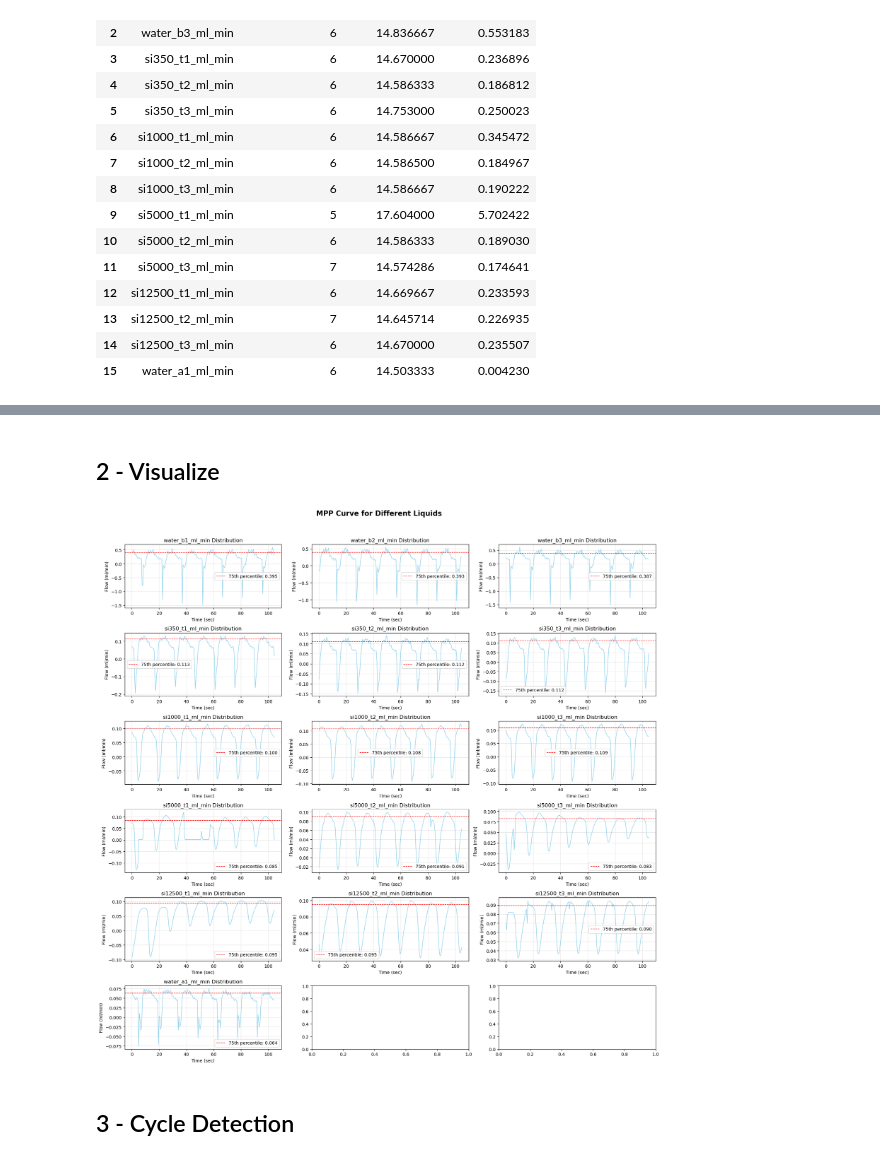
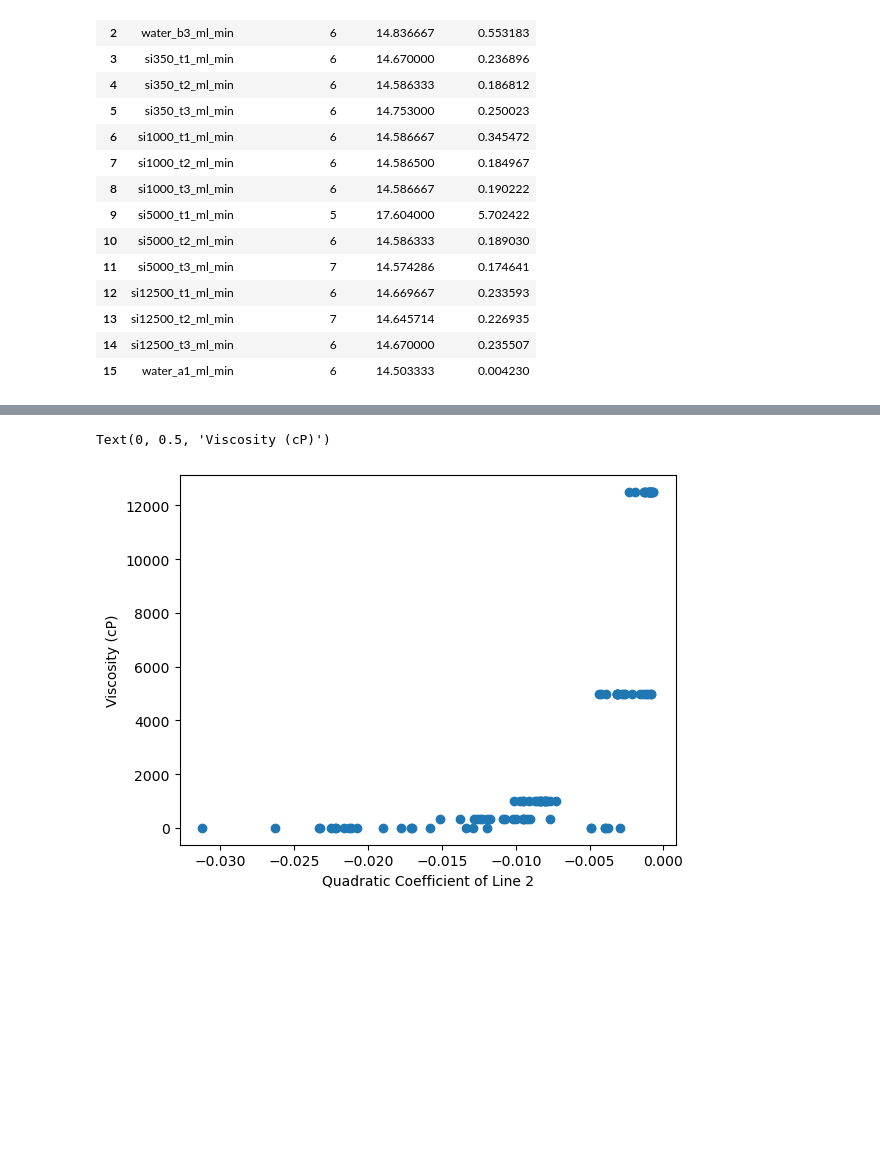
Before and after one commit to mahdi-rstgr/Micro_Liquid_Handling, a Jupyter notebook: Applications/Viscosity_estimation/flow_curve_analysis.ipynb, the cells around one changed output, grey strips where cells are left out. Cells and saved outputs as stored; diff of their text form; code cells hidden in the pictures; blank space fills up the shorter version.

```diff
--- a/Applications/Viscosity_estimation/flow_curve_analysis.ipynb
+++ b/Applications/Viscosity_estimation/flow_curve_analysis.ipynb
@@ -1070,10 +1054,0 @@ Sample of the updated dataset:
-# %%
-# Update final_dataset to include viscosity
-final_dataset = final_dataset_with_viscosity
-
-# Display the final dataset with viscosity column
-print("Final dataset with viscosity_cp column:")
-print(f"Shape: {final_dataset.shape}")
-print(f"Columns: {list(final_dataset.columns)}")
-print("\nFirst few rows:")
-final_dataset.head()
@@ -1205,52 +1063,10 @@ Sample data showing sample_name and viscosity_cp columns:
 # %%
 # Save to an html file
 #profile.to_file("cycles_eda_report.html")
-# %% [markdown]
-## 2 - Visualize
-# %%
-# Create visualizations for molecular descriptors
-fig, axes = plt.subplots(6, 3, figsize=(18, 18))
-fig.suptitle('MPP Curve for Different Liquids', fontsize=16, fontweight='bold')
-
-# Define descriptors to plot
-descriptors_to_plot = [
-    'water_b1_ml_min', 'water_b2_ml_min', 'water_b3_ml_min',
-    'si350_t1_ml_min', 'si350_t2_ml_min', 'si350_t3_ml_min',
-    'si1000_t1_ml_min', 'si1000_t2_ml_min', 'si1000_t3_ml_min',
-    'si5000_t1_ml_min', 'si5000_t2_ml_min', 'si5000_t3_ml_min',
-    'si12500_t1_ml_min', 'si12500_t2_ml_min', 'si12500_t3_ml_min',
-    'water_a1_ml_min'
-]
-
-for i, descriptor in enumerate(descriptors_to_plot):
-    row = i // 3
-    col = i % 3
-
-    # Line plot (time vs descriptor)
-    sns.lineplot(
-        data=df, x='time_s', y=descriptor,
-        ax=axes[row, col], color="skyblue", linewidth=1, errorbar=None
-    )
-
-    # Compute 75th percentile for this subset
-    q75 = df[descriptor].quantile(0.75)
-
-    # Add straight horizontal line at 75% value
-    axes[row, col].axhline(y=q75, color='red', linestyle='--', linewidth=1,
-                           label=f'75th percentile: {q75:.3f}')
-
-    # Titles and labels
-    axes[row, col].set_title(f'{descriptor} Distribution')
-    axes[row, col].set_xlabel('Time (sec)')
-    axes[row, col].set_ylabel('Flow (ml/min)')
-    axes[row, col].grid(True, alpha=0.3)
-    #axes[row, col].set_ylim(-0.3, 0.2)
-    axes[row, col].legend()
-
-
-plt.tight_layout(rect=[0, 0, 1, 0.96])
-plt.show()
-# %% [output]
-[figure, removed]
-# %% [markdown]
-## 3 - Cycle Detection
+# %%
+plt.scatter(final_dataset['line2_quad_coeff'], final_dataset['viscosity_cp'])
+plt.xlabel("Quadratic Coefficient of Line 2")
+plt.ylabel("Viscosity (cP)")
+# %% [output]
+Text(0, 0.5, 'Viscosity (cP)')
+[figure, added]
```
Also changed, not shown: parts of 20 cells of this notebook, 7 other files.
